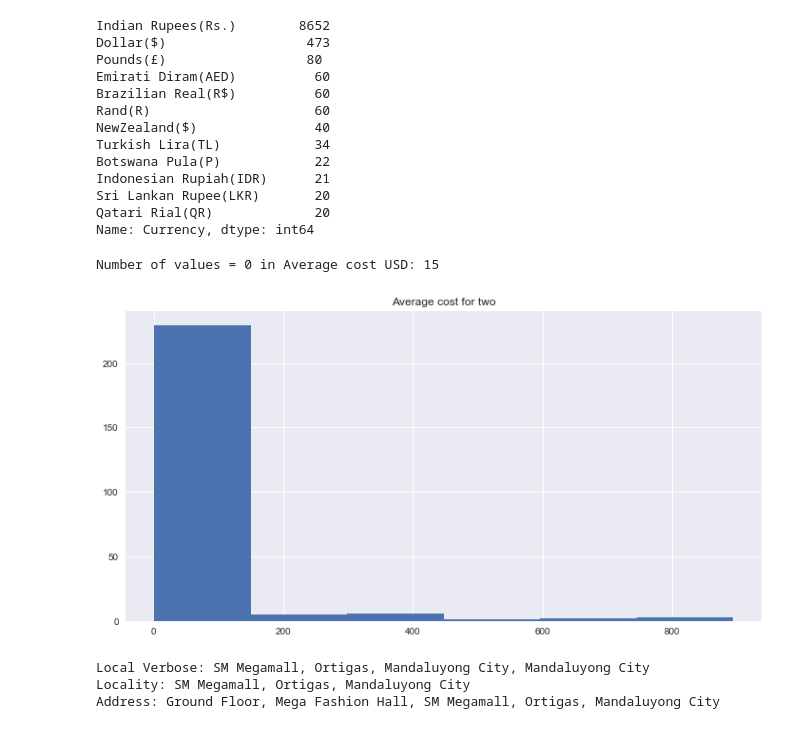
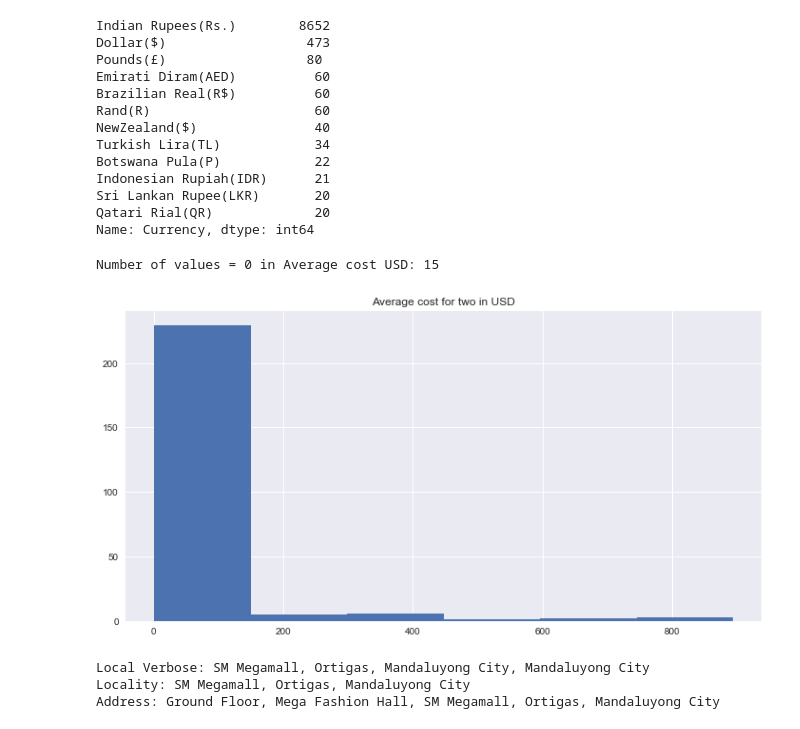
Before and after one commit to GWU-DBMS-For-Analytics/Garcia_Ngau_Zomato_SQL, a Jupyter notebook: Exploratory_Data_Analysis.ipynb, the cells around one changed output. Cells and saved outputs as stored; diff of their text form; code cells hidden in the pictures.

```diff
--- a/Exploratory_Data_Analysis.ipynb
+++ b/Exploratory_Data_Analysis.ipynb
@@ -161,13 +161,13 @@ data['Average cost USD'] = data.apply (lambda row: currency(row), axis=1)
 # %%
 # To have some idea of the Average cost for two column we see that
 # we have values equal to zero
 data['Average cost USD'].value_counts(sort= False).hist(bins=6, figsize= (12,6))
-plt.title('Average cost for two')
+plt.title('Average cost for two in USD')
 # We explored those zero values and find that 15 entries have 0 values:
 print('Number of values = 0 in Average cost USD:', data[data['Average cost USD']==0].shape[0])
 # %% [output]
 Number of values = 0 in Average cost USD: 15
-[figure, old version]
+[figure, new version]
 # %%
 # We found that locality verbose, and locality columns contain the same information, therefore we should onl
 print('Local Verbose:', data['Locality Verbose'][5])
```
Also changed, not shown: parts of 2 cells of this notebook, 2 other files.
